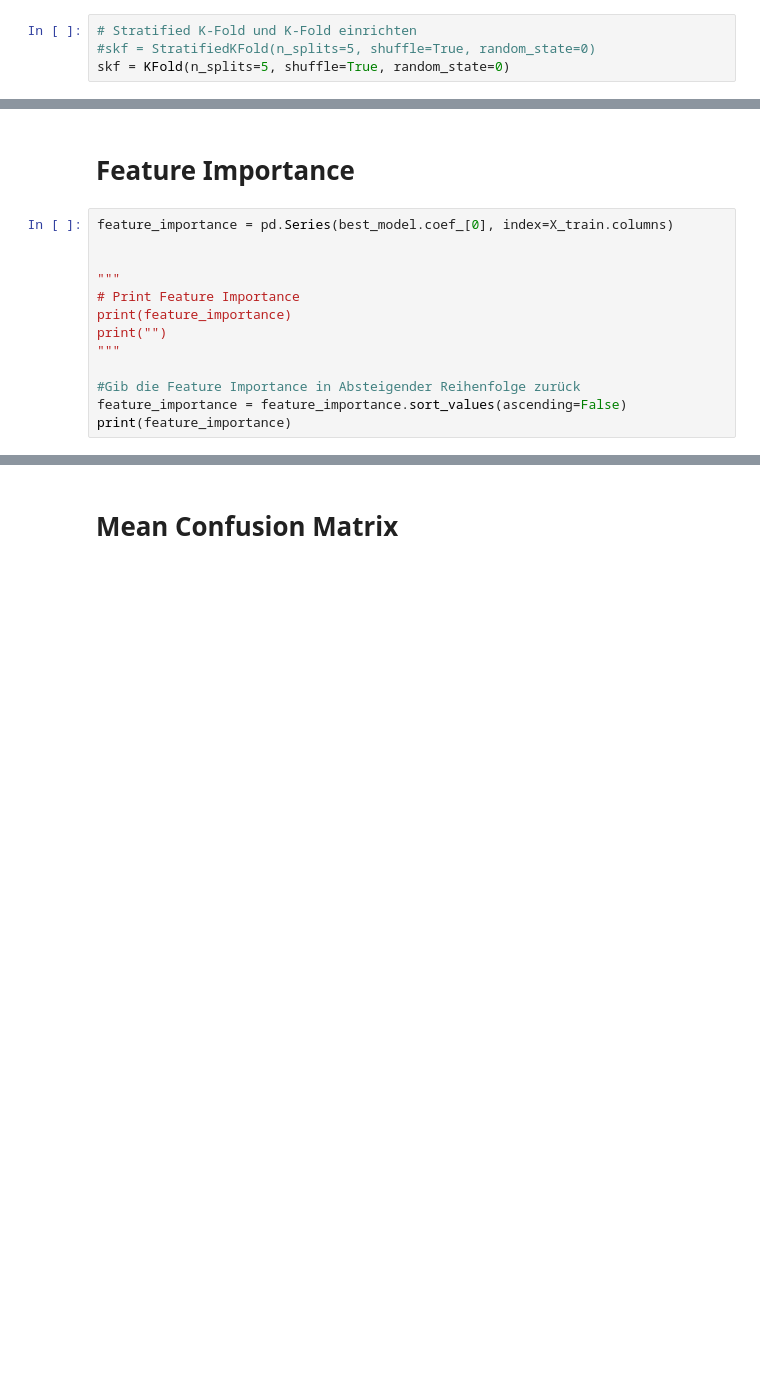
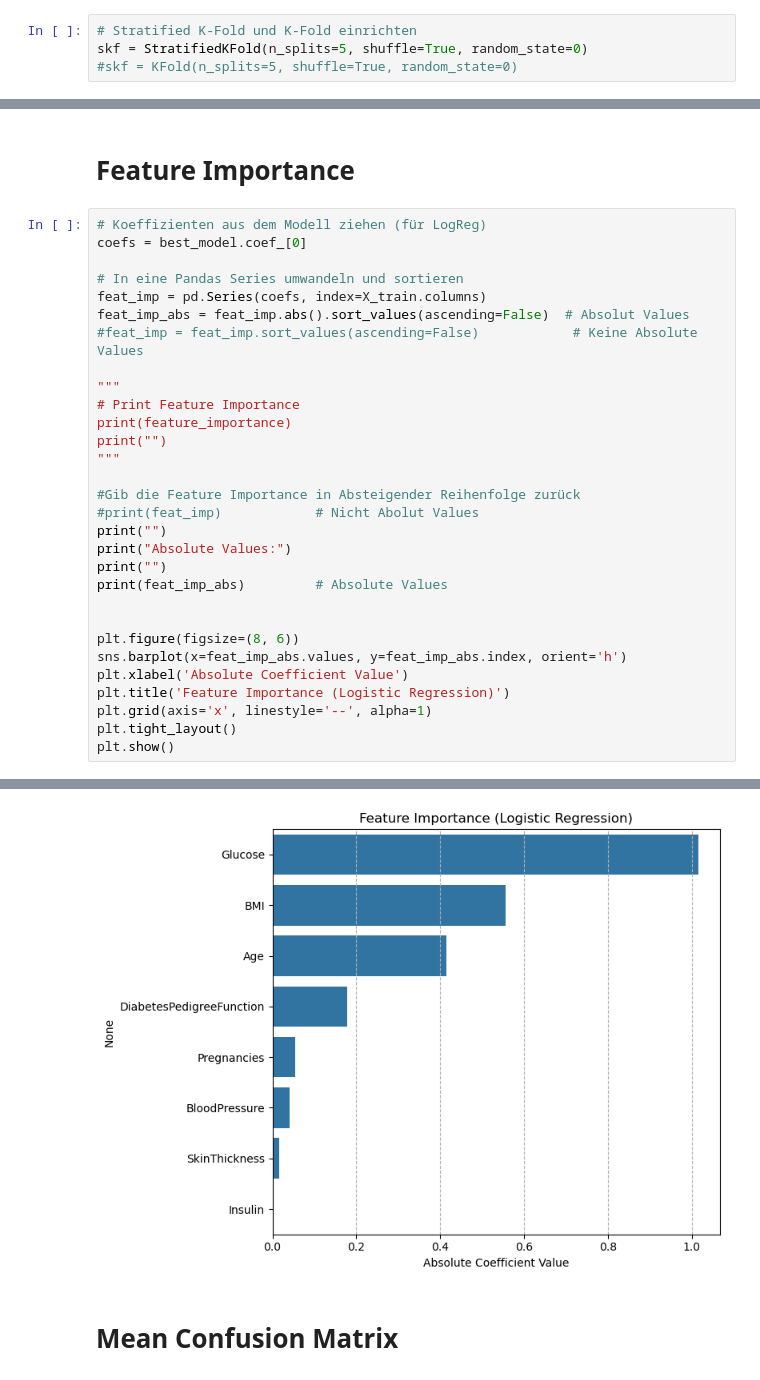
Before and after one commit to mettlrob/FoDS-Diabetes-Diagnosis, a Jupyter notebook: ML_Models/log_reg/log_reg.ipynb, the cells around one changed output, grey strips where cells are left out. Saved outputs shown, nothing was run; the diff lists cells and outputs as text; blank space fills up the shorter version.

Commit message:
Feature Importance in Diagramm Darstellen

```diff
--- a/ML_Models/log_reg/log_reg.ipynb
+++ b/ML_Models/log_reg/log_reg.ipynb
@@ -22,8 +22,8 @@ y = df['Outcome']
 # Stratified Folds und K-Folds Erstellen
 # %%
 # Stratified K-Fold und K-Fold einrichten
-#skf = StratifiedKFold(n_splits=5, shuffle=True, random_state=0)
-skf = KFold(n_splits=5, shuffle=True, random_state=0)
+skf = StratifiedKFold(n_splits=5, shuffle=True, random_state=0)
+#skf = KFold(n_splits=5, shuffle=True, random_state=0)
 # %% [markdown]
 # Parameter für Grid Search
 # %%
@@ -170,8 +170,13 @@ plt.show()
 # %% [markdown]
 # Feature Importance
 # %%
-feature_importance = pd.Series(best_model.coef_[0], index=X_train.columns)
+# Koeffizienten aus dem Modell ziehen (für LogReg)
+coefs = best_model.coef_[0]
 
+# In eine Pandas Series umwandeln und sortieren
+feat_imp = pd.Series(coefs, index=X_train.columns)
+feat_imp_abs = feat_imp.abs().sort_values(ascending=False)  # Absolut Values
+#feat_imp = feat_imp.sort_values(ascending=False)            # Keine Absolute Values
 
 """
 # Print Feature Importance
@@ -180,6 +185,18 @@ print("")
 """
 
 #Gib die Feature Importance in Absteigender Reihenfolge zurück
-feature_importance = feature_importance.sort_values(ascending=False)
-print(feature_importance)
+#print(feat_imp)            # Nicht Abolut Values
+print("")
+print("Absolute Values:")
+print("")
+print(feat_imp_abs)         # Absolute Values
+
+
+plt.figure(figsize=(8, 6))
+sns.barplot(x=feat_imp_abs.values, y=feat_imp_abs.index, orient='h')
+plt.xlabel('Absolute Coefficient Value')
+plt.title('Feature Importance (Logistic Regression)')
+plt.grid(axis='x', linestyle='--', alpha=1)
+plt.tight_layout()
+plt.show()
 # %% [output]
@@ -194,4 +213,5 @@ BloodPressure               0.000000
 dtype: float64
+[figure, added]
 # %% [markdown]
 # Mean Confusion Matrix
 # %%
```
Also changed, not shown: parts of 6 cells of this notebook.
